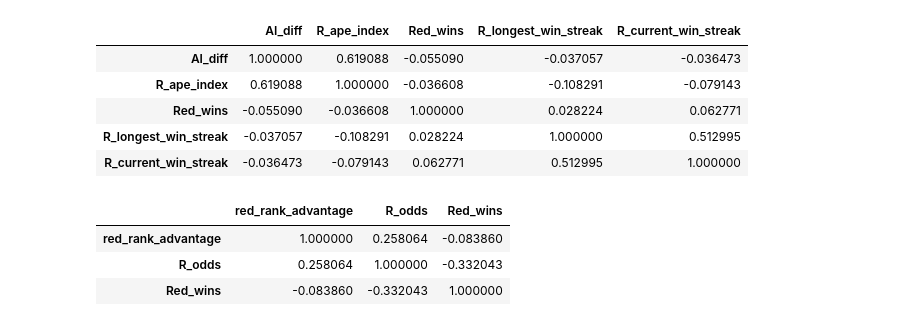
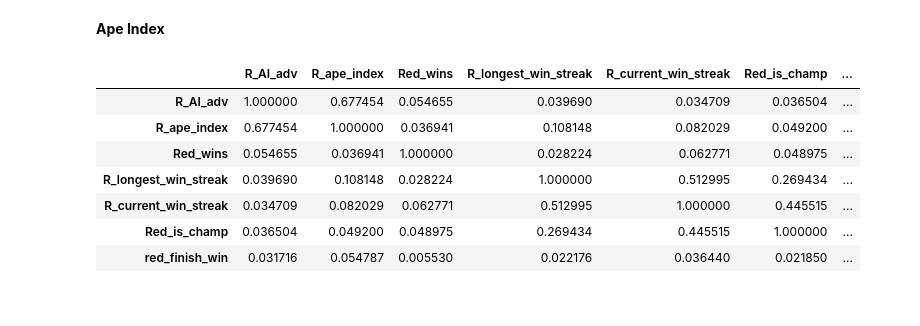
Before and after one commit to dariusdr95/UFC-Analysis, a Jupyter notebook: UFC Analysis.ipynb, the cells around one changed output. Saved outputs shown, nothing was run; the diff lists cells and outputs as text; code cells hidden in the pictures.

```diff
--- a/UFC Analysis.ipynb
+++ b/UFC Analysis.ipynb
@@ -47,0 +80,9 @@ df_height.corr()
+# %%
+###Height Buckets
+
+
+bins = np.array([-30,-20,-15,-10,-5,-0.1,0,5,10,15,20,30])
+df["R_Height_adv_Buc"] = pd.cut(df["R_Height_adv"], bins)
+table1 = pd.pivot_table(df,index="R_Height_adv_Buc",values = ["Red_wins","Red_loses"], aggfunc=np.sum)
+table1["Red_win_%"]=table1["Red_wins"]/((table1["Red_wins"])+table1["Red_loses"])
+table1
@@ -65,0 +123,9 @@ df_weight.corr()
+# %%
+####Weight Buckets
+
+
+bins = np.array([-30,-20,-15,-10,-5,-0.1,0,5,10,15,20,30])
+df["R_Weight_adv_Buc"] = pd.cut(df["R_Weight_adv"], bins)
+table1 = pd.pivot_table(df,index="R_Weight_adv_Buc",values = ["Red_wins","Red_loses"], aggfunc=np.sum)
+table1["Red_win_%"]=table1["Red_wins"]/((table1["Red_wins"])+table1["Red_loses"])
+table1
@@ -80,0 +165,8 @@ df_reach.corr()
+# %%
+####Reach Buckets
+
+bins = np.array([-30,-20,-15,-10,-5,-0.1,0,5,10,15,20,30])
+df["R_Reach_adv_Buc"] = pd.cut(df["R_Reach_adv"], bins)
+table1 = pd.pivot_table(df,index="R_Reach_adv_Buc",values = ["Red_wins","Red_loses"], aggfunc=np.sum)
+table1["Red_win_%"]=table1["Red_wins"]/((table1["Red_wins"])+table1["Red_loses"])
+table1
@@ -81,33 +187,25 @@ df_reach.corr()
+# %% [markdown]
+<b>Ape Index</b>
 # %%
 ### Is the Ape Index a significant factor? (having long arms vs height) ###
 
 #####Creating columns that generate fighter's ape indices (ratio of height to reach).
 #### "AI diff" represents the difference between the two fighters.
 
-df["R_ape_index"]=df["R_Height_cms"]/df["R_Reach_cms"]
-df["B_ape_index"]=df["B_Height_cms"]/df["B_Reach_cms"]
-df["AI_diff"]=df["R_ape_index"]/df["B_ape_index"]
+df["R_ape_index"]=df["R_Reach_cms"]/df["R_Height_cms"]
+df["B_ape_index"]=df["B_Reach_cms"]/df["B_Height_cms"]
+df["R_AI_adv"]=df["R_ape_index"]/df["B_ape_index"]
 
 ###Creating smaller data frame
-df_ape=df[["AI_diff","R_ape_index","Red_wins","R_longest_win_streak", "R_current_win_streak"]]
+df_ape=df[["R_AI_adv","R_ape_index","Red_wins","R_longest_win_streak", "R_current_win_streak","Red_is_champ","red_finish_win"]]
 
 df_ape.corr()
 # %% [output]
-|  | AI_diff | R_ape_index | Red_wins | R_longest_win_streak | R_current_win_streak |
-| AI_diff | 1.000000 | 0.619088 | -0.055090 | -0.037057 | -0.036473 |
-| R_ape_index | 0.619088 | 1.000000 | -0.036608 | -0.108291 | -0.079143 |
-| Red_wins | -0.055090 | -0.036608 | 1.000000 | 0.028224 | 0.062771 |
-| R_longest_win_streak | -0.037057 | -0.108291 | 0.028224 | 1.000000 | 0.512995 |
-| R_current_win_streak | -0.036473 | -0.079143 | 0.062771 | 0.512995 | 1.000000 |
+|  | R_AI_adv | R_ape_index | Red_wins | R_longest_win_streak | R_current_win_streak | Red_is_champ | ... |
+| R_AI_adv | 1.000000 | 0.677454 | 0.054655 | 0.039690 | 0.034709 | 0.036504 | ... |
+| R_ape_index | 0.677454 | 1.000000 | 0.036941 | 0.108148 | 0.082029 | 0.049200 | ... |
+| Red_wins | 0.054655 | 0.036941 | 1.000000 | 0.028224 | 0.062771 | 0.048975 | ... |
+| R_longest_win_streak | 0.039690 | 0.108148 | 0.028224 | 1.000000 | 0.512995 | 0.269434 | ... |
+| R_current_win_streak | 0.034709 | 0.082029 | 0.062771 | 0.512995 | 1.000000 | 0.445515 | ... |
+| Red_is_champ | 0.036504 | 0.049200 | 0.048975 | 0.269434 | 0.445515 | 1.000000 | ... |
+| red_finish_win | 0.031716 | 0.054787 | 0.005530 | 0.022176 | 0.036440 | 0.021850 | ... |
-# %%
-###How do rankings affect odds and fight outcomes?
-#### Note that lower rank is good.  Therefore negative correlations with positive results should be expected.
-
-df["red_rank_advantage"]=df["R_match_weightclass_rank"]-df["B_match_weightclass_rank"]
-df_rank_favourite=df[["red_rank_advantage","R_odds", "Red_wins"]]
-df_rank_favourite.corr()
-# %% [output]
-|  | red_rank_advantage | R_odds | Red_wins |
-| red_rank_advantage | 1.000000 | 0.258064 | -0.083860 |
-| R_odds | 0.258064 | 1.000000 | -0.332043 |
-| Red_wins | -0.083860 | -0.332043 | 1.000000 |
```
Also changed, not shown: parts of 20 cells of this notebook.
